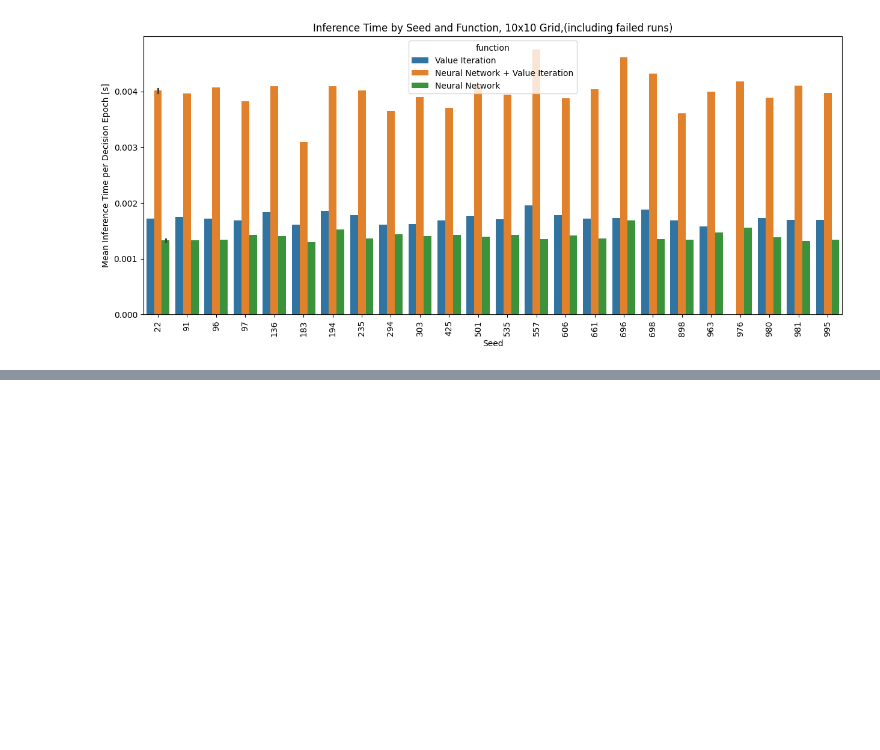
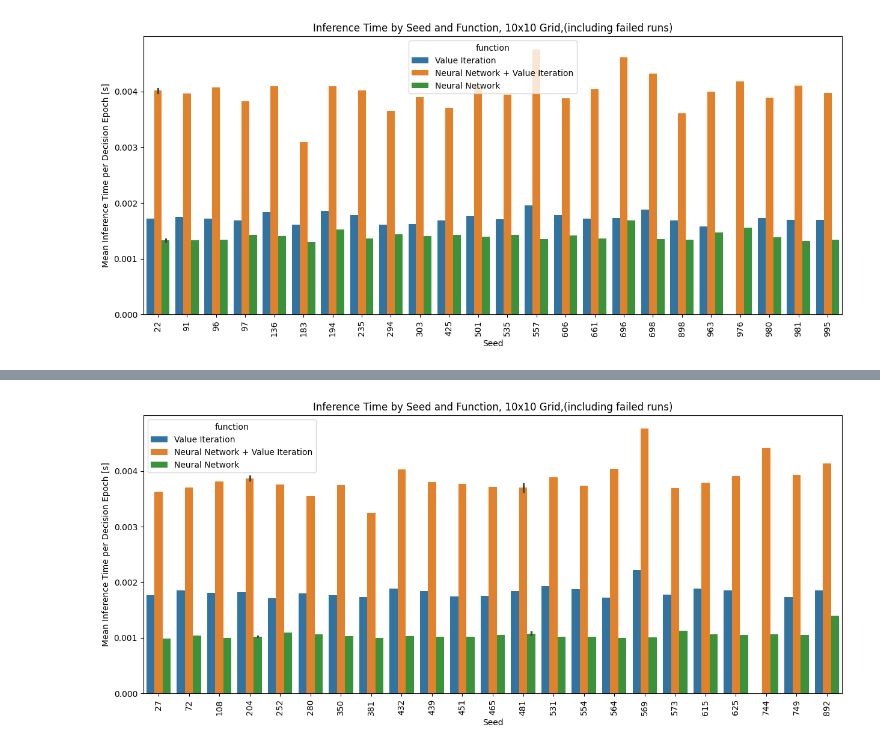
Before and after one commit to nkepling/navigation, a Jupyter notebook: make_plots.ipynb, the cells around one changed output, grey strips where cells are left out. Saved outputs shown, nothing was run; the diff lists cells and outputs as text; code cells hidden in the pictures; blank space fills up the shorter version.

```diff
--- a/make_plots.ipynb
+++ b/make_plots.ipynb
@@ -75,0 +97,14 @@ plt.show()
+# %%
+plt.figure(figsize=(15, 6))
+sns.barplot(x='seed', y='inference_time', hue='function', data=data)
+
+# Add labels and title
+plt.xlabel('Seed')
+plt.ylabel('Mean Inference Time per Decision Epoch [s]')
+plt.title('Inference Time by Seed and Function, 10x10 Grid,(including failed runs)')
+
+plt.xticks(rotation=90)
+# Show the plot
+plt.show()
+# %% [output]
+[figure, added]
```
Also changed, not shown: parts of 2 cells of this notebook, 12 other files.
